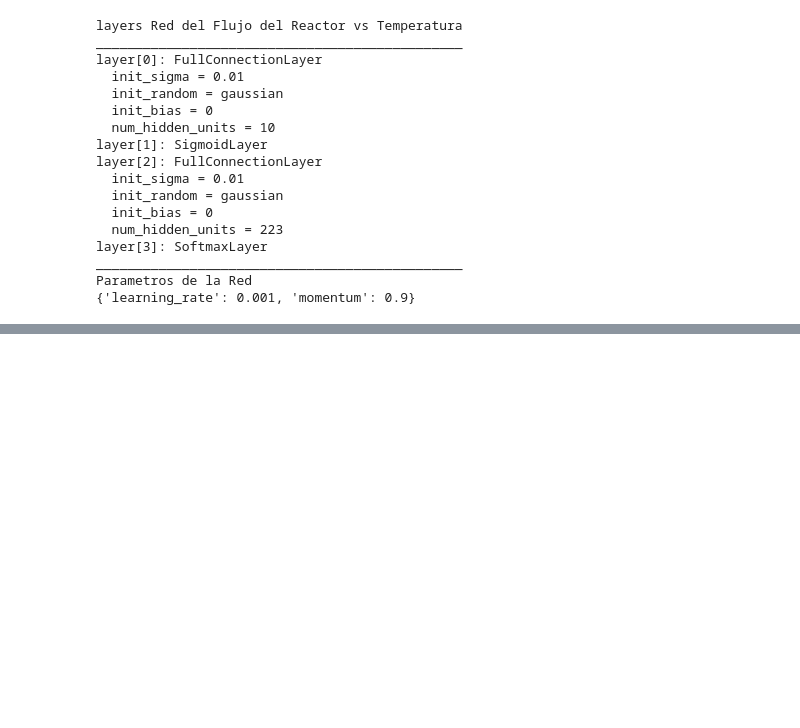
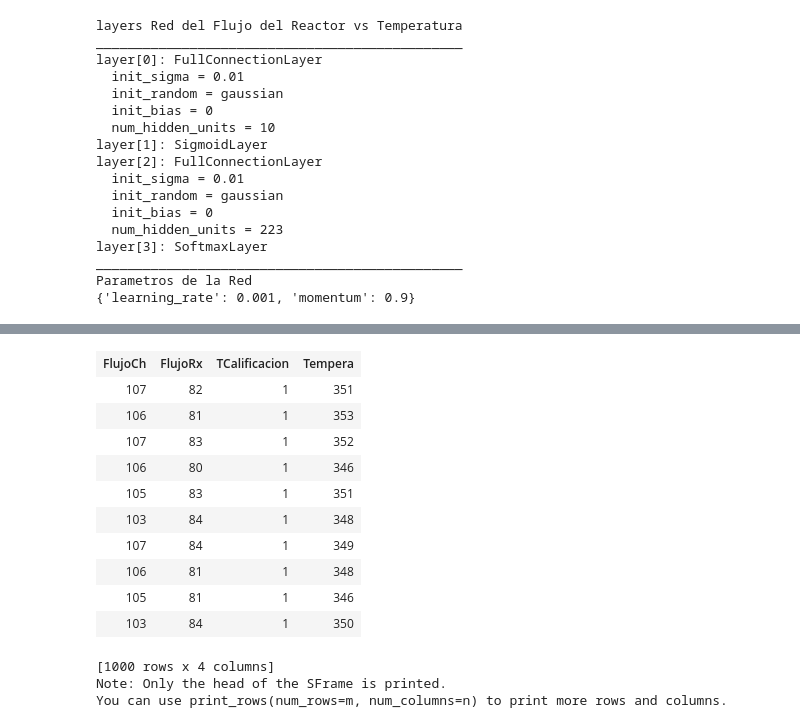
Before and after one commit to santiquiroz/IA-G5, a Jupyter notebook: Entrega.ipynb, the cells around one changed output, grey strips where cells are left out. Cells and saved outputs as stored; diff of their text form; code cells hidden in the pictures; blank space fills up the shorter version.

```diff
--- a/Entrega.ipynb
+++ b/Entrega.ipynb
@@ -198,3 +228,41 @@ Parametros de la Red
+# %%
+#Construccion valores de prueba
+test_dataT=[]
+test_dataCh=[]
+test_dataRx=[]
+test_dataCl=[]
+from random import randrange
+for k in range(1000):
+    test_dataT.append(randrange(345,355))
+    test_dataCh.append(randrange(103,108))
+    test_dataRx.append(randrange(79,85))
+    test_dataCl.append('0')
+
+
+test_data = graphlab.SFrame({'Tempera':test_dataT,
+                             'FlujoCh':test_dataCh,
+                             'FlujoRx':test_dataRx,
+                             'TCalificacion':test_dataCl})
+
+test_data['TCalificacion'] = test_data['Tempera'].apply(lambda x: +1 if x in range(345,355) else -1)
+
+test_data['Tempera'] = test_data['Tempera'].astype(str)
+test_data
+# %% [output]
+| FlujoCh | FlujoRx | TCalificacion | Tempera |
+| 107 | 82 | 1 | 351 |
+| 106 | 81 | 1 | 353 |
+| 107 | 83 | 1 | 352 |
+| 106 | 80 | 1 | 346 |
+| 105 | 83 | 1 | 351 |
+| 103 | 84 | 1 | 348 |
+| 107 | 84 | 1 | 349 |
+| 106 | 81 | 1 | 348 |
+| 105 | 81 | 1 | 346 |
+| 103 | 84 | 1 | 350 |
+[1000 rows x 4 columns]
+Note: Only the head of the SFrame is printed.
+You can use print_rows(num_rows=m, num_columns=n) to print more rows and columns.
 # %%
 #Valores a calificar en la red de entrenamiento objetivo 350, rango(345,355)=1
 training_dataT['Tempera'].show
```
Also changed, not shown: parts of 13 cells of this notebook, 3 other files.
